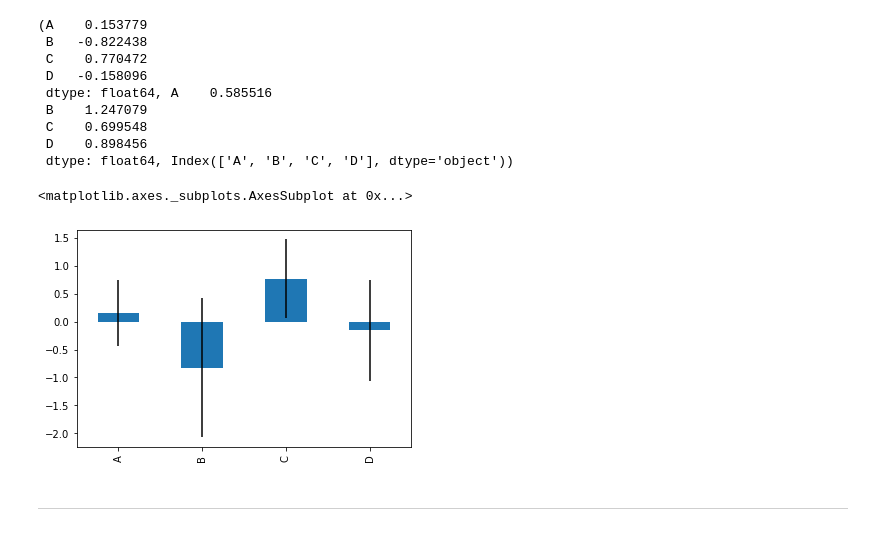
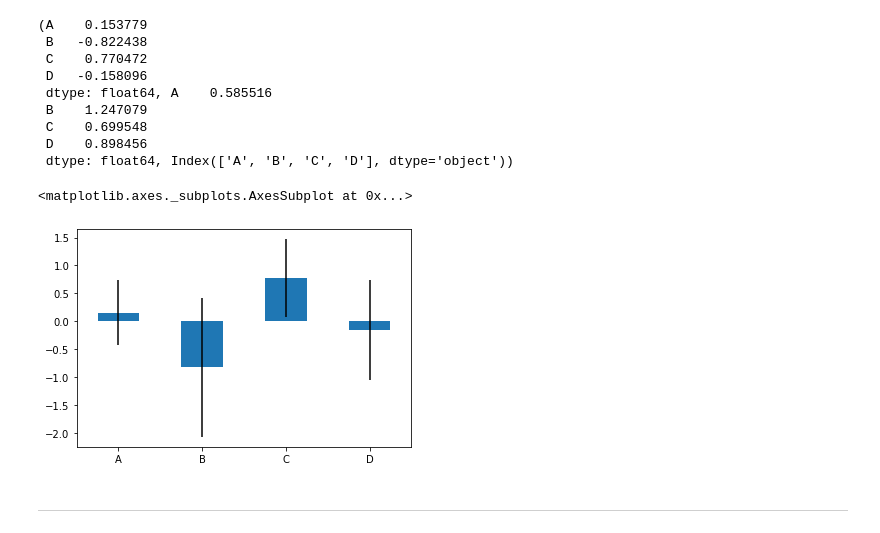
Before and after one commit to choihyungwang/pdm09, a Jupyter notebook: py-pandas/pandas_4_visualizing_df.ipynb, the cells around one changed output. Cells and saved outputs as stored; diff of their text form; code cells hidden in the pictures.

```diff
--- a/py-pandas/pandas_4_visualizing_df.ipynb
+++ b/py-pandas/pandas_4_visualizing_df.ipynb
@@ -150,11 +160,11 @@ df.mean(0), df.std(0), df.columns
 # %%
 # plot bars
 # bar_labels = df.columns
 # plt.bar(bar_labels, df.mean(0), yerr=df.std(0))
-df.mean(0).plot.bar(yerr=df.std(0)) #, rot=0)
+df.mean(0).plot.bar(yerr=df.std(0), rot=0)
 # %% [output]
 <matplotlib.axes._subplots.AxesSubplot at 0x...>
-[figure, old version]
+[figure, new version]
 # %% [markdown]
 
 
```
Also changed, not shown: parts of 6 cells of this notebook.
